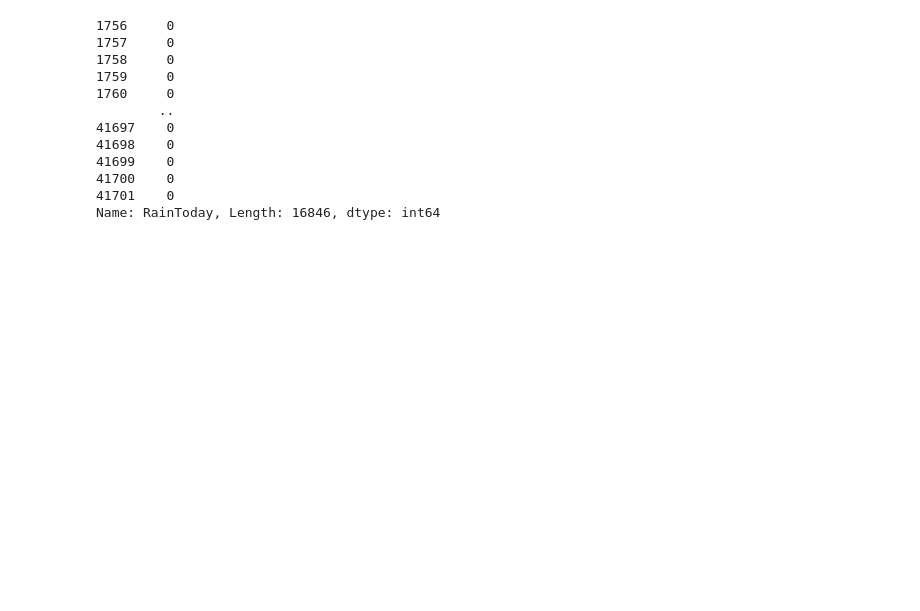
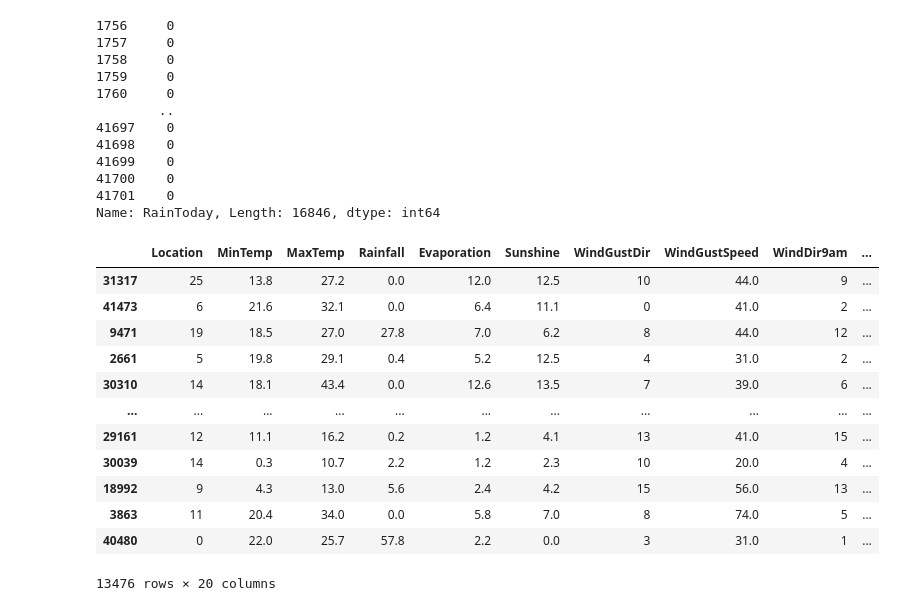
Before and after one commit to touhid0503/job2_practise, a Jupyter notebook: job2.ipynb, the cells around one changed output. Cells and saved outputs as stored; diff of their text form; code cells hidden in the pictures; blank space fills up the shorter version.

```diff
--- a/job2.ipynb
+++ b/job2.ipynb
@@ -282,3 +282,19 @@ from sklearn.model_selection import train_test_split
 X_train, X_test, y_train, y_test = train_test_split(
     X, y, test_size=0.2, random_state=42
 )
+# %%
+X_train
+# %% [output]
+|  | Location | MinTemp | MaxTemp | Rainfall | Evaporation | Sunshine | WindGustDir | WindGustSpeed | WindDir9am | ... |
+| 31317 | 25 | 13.8 | 27.2 | 0.0 | 12.0 | 12.5 | 10 | 44.0 | 9 | ... |
+| 41473 | 6 | 21.6 | 32.1 | 0.0 | 6.4 | 11.1 | 0 | 41.0 | 2 | ... |
+| 9471 | 19 | 18.5 | 27.0 | 27.8 | 7.0 | 6.2 | 8 | 44.0 | 12 | ... |
+| 2661 | 5 | 19.8 | 29.1 | 0.4 | 5.2 | 12.5 | 4 | 31.0 | 2 | ... |
+| 30310 | 14 | 18.1 | 43.4 | 0.0 | 12.6 | 13.5 | 7 | 39.0 | 6 | ... |
+| ... | ... | ... | ... | ... | ... | ... | ... | ... | ... | ... |
+| 29161 | 12 | 11.1 | 16.2 | 0.2 | 1.2 | 4.1 | 13 | 41.0 | 15 | ... |
+| 30039 | 14 | 0.3 | 10.7 | 2.2 | 1.2 | 2.3 | 10 | 20.0 | 4 | ... |
+| 18992 | 9 | 4.3 | 13.0 | 5.6 | 2.4 | 4.2 | 15 | 56.0 | 13 | ... |
+| 3863 | 11 | 20.4 | 34.0 | 0.0 | 5.8 | 7.0 | 8 | 74.0 | 5 | ... |
+| 40480 | 0 | 22.0 | 25.7 | 57.8 | 2.2 | 0.0 | 3 | 31.0 | 1 | ... |
+13476 rows × 20 columns
```
Also changed, not shown: parts of 7 cells of this notebook.
